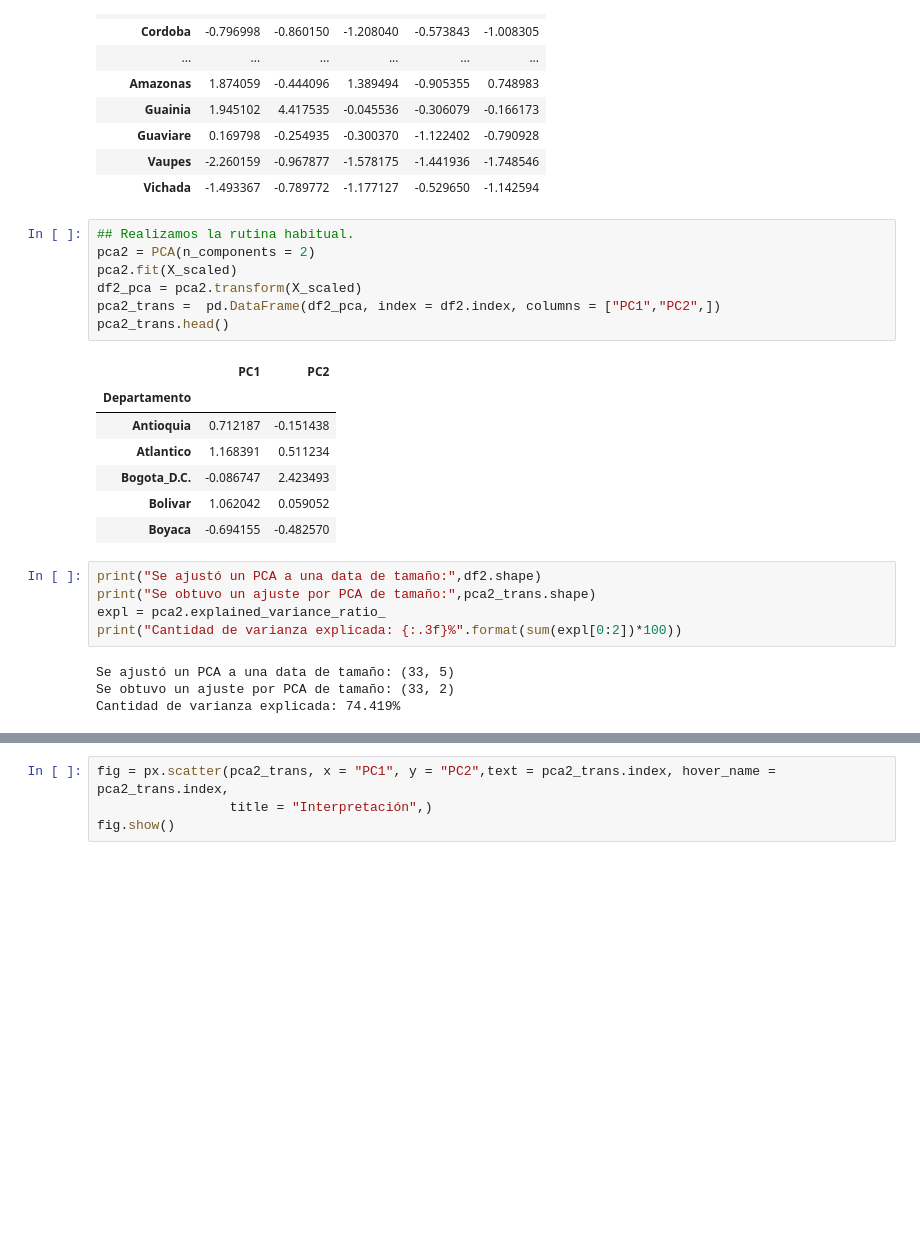
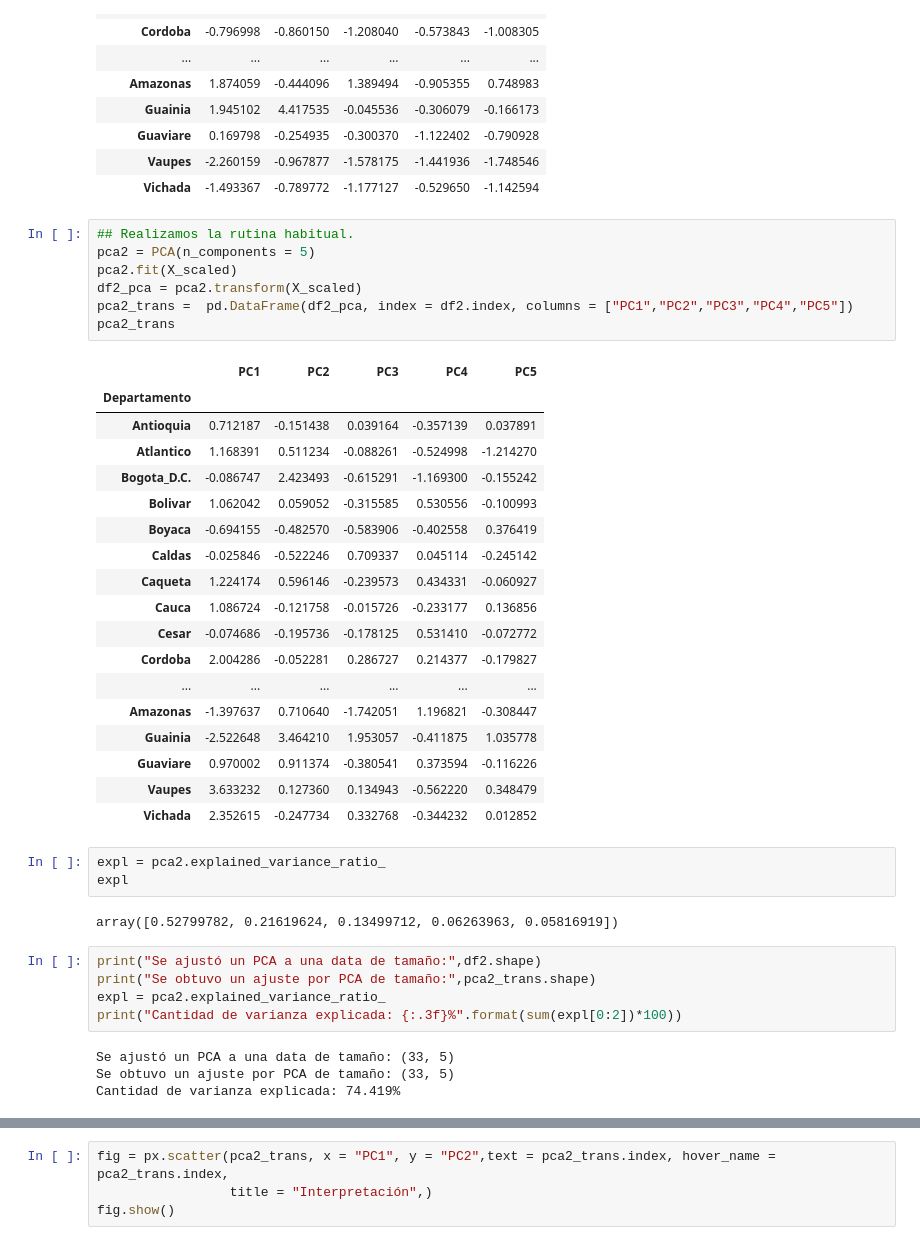
Before and after one commit to jazaineam1/Diplomado_ucentral_ME, a Jupyter notebook: Cuadernos/ACP_Intro.ipynb, the cells around one changed output, grey strips where cells are left out. Drawn from its saved outputs; the diff is of its cells as text; blank space fills up the shorter version.

```diff
--- a/Cuadernos/ACP_Intro.ipynb
+++ b/Cuadernos/ACP_Intro.ipynb
@@ -568,19 +610,35 @@ pd.DataFrame(X_scaled, index = df2.index, columns = df2.columns)
 | Vichada | -1.493367 | -0.789772 | -1.177127 | -0.529650 | -1.142594 |
 # %%
 ## Realizamos la rutina habitual.
-pca2 = PCA(n_components = 2)
+pca2 = PCA(n_components = 5)
 pca2.fit(X_scaled)
 df2_pca = pca2.transform(X_scaled)
-pca2_trans =  pd.DataFrame(df2_pca, index = df2.index, columns = ["PC1","PC2",])
-pca2_trans.head()
+pca2_trans =  pd.DataFrame(df2_pca, index = df2.index, columns = ["PC1","PC2","PC3","PC4","PC5"])
+pca2_trans
 # %% [output]
-|  | PC1 | PC2 |
-| Departamento |  |  |
-| Antioquia | 0.712187 | -0.151438 |
-| Atlantico | 1.168391 | 0.511234 |
-| Bogota_D.C. | -0.086747 | 2.423493 |
-| Bolivar | 1.062042 | 0.059052 |
-| Boyaca | -0.694155 | -0.482570 |
+|  | PC1 | PC2 | PC3 | PC4 | PC5 |
+| Departamento |  |  |  |  |  |
+| Antioquia | 0.712187 | -0.151438 | 0.039164 | -0.357139 | 0.037891 |
+| Atlantico | 1.168391 | 0.511234 | -0.088261 | -0.524998 | -1.214270 |
+| Bogota_D.C. | -0.086747 | 2.423493 | -0.615291 | -1.169300 | -0.155242 |
+| Bolivar | 1.062042 | 0.059052 | -0.315585 | 0.530556 | -0.100993 |
+| Boyaca | -0.694155 | -0.482570 | -0.583906 | -0.402558 | 0.376419 |
+| Caldas | -0.025846 | -0.522246 | 0.709337 | 0.045114 | -0.245142 |
+| Caqueta | 1.224174 | 0.596146 | -0.239573 | 0.434331 | -0.060927 |
+| Cauca | 1.086724 | -0.121758 | -0.015726 | -0.233177 | 0.136856 |
+| Cesar | -0.074686 | -0.195736 | -0.178125 | 0.531410 | -0.072772 |
+| Cordoba | 2.004286 | -0.052281 | 0.286727 | 0.214377 | -0.179827 |
+| ... | ... | ... | ... | ... | ... |
+| Amazonas | -1.397637 | 0.710640 | -1.742051 | 1.196821 | -0.308447 |
+| Guainia | -2.522648 | 3.464210 | 1.953057 | -0.411875 | 1.035778 |
+| Guaviare | 0.970002 | 0.911374 | -0.380541 | 0.373594 | -0.116226 |
+| Vaupes | 3.633232 | 0.127360 | 0.134943 | -0.562220 | 0.348479 |
+| Vichada | 2.352615 | -0.247734 | 0.332768 | -0.344232 | 0.012852 |
+# %%
+expl = pca2.explained_variance_ratio_
+expl
+# %% [output]
+array([0.52799782, 0.21619624, 0.13499712, 0.06263963, 0.05816919])
 # %%
 print("Se ajustó un PCA a una data de tamaño:",df2.shape)
 print("Se obtuvo un ajuste por PCA de tamaño:",pca2_trans.shape)
@@ -588,7 +646,7 @@ expl = pca2.explained_variance_ratio_
 print("Cantidad de varianza explicada: {:.3f}%".format(sum(expl[0:2])*100))
 # %% [output]
 Se ajustó un PCA a una data de tamaño: (33, 5)
-Se obtuvo un ajuste por PCA de tamaño: (33, 2)
+Se obtuvo un ajuste por PCA de tamaño: (33, 5)
 Cantidad de varianza explicada: 74.419%
 # %%
 ## La correlación lineal debe ser 0.
```
Also changed, not shown: parts of 22 cells of this notebook.
